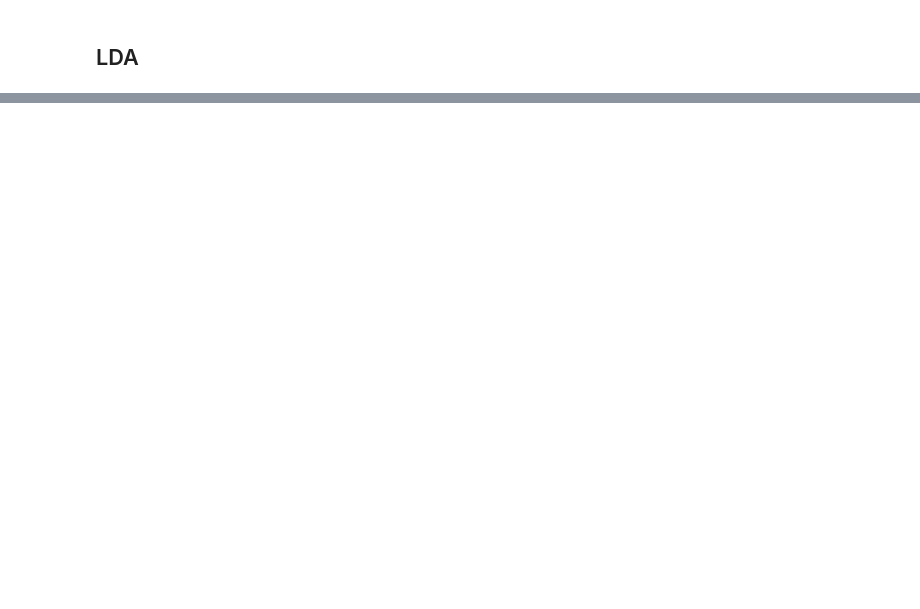
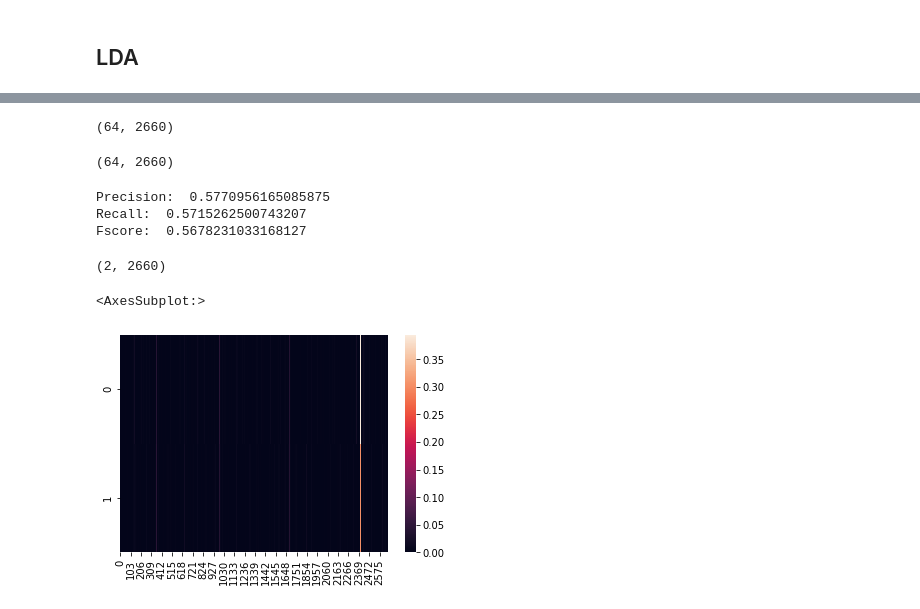
Before and after one commit to aishwarya-rm/cos524_project, a Jupyter notebook: topic_modeling.ipynb, the cells around one changed output, grey strips where cells are left out. Saved outputs shown, nothing was run; the diff lists cells and outputs as text; code cells hidden in the pictures; blank space fills up the shorter version.

```diff
--- a/topic_modeling.ipynb
+++ b/topic_modeling.ipynb
@@ -94,0 +112,21 @@ pyLDAvis.display(lda_display)
+# %%
+from sklearn.model_selection import train_test_split
+from sklearn.naive_bayes import GaussianNB
+X_train, X_test, y_train, y_test = train_test_split(X, y, test_size=0.8, random_state=0)
+# %%
+from sklearn.feature_extraction.text import CountVectorizer
+count_vect = CountVectorizer()
+X_train_counts = count_vect.fit_transform(X_train)
+X_train_counts.shape
+# %% [output]
+(64, 2660)
+# %%
+from sklearn.feature_extraction.text import TfidfTransformer
+tf_transformer = TfidfTransformer(use_idf=False).fit(X_train_counts)
+X_train_tf = tf_transformer.transform(X_train_counts)
+X_train_tf.shape
+# %% [output]
+(64, 2660)
+# %%
+from sklearn.naive_bayes import GaussianNB
+clf = GaussianNB().fit(X_train_tf.toarray(), y_train)
@@ -94,0 +139,21 @@ pyLDAvis.display(lda_display)
+# %%
+import numpy as np
+from sklearn.metrics import precision_recall_fscore_support
+precision, recall, fscore, _ = precision_recall_fscore_support(y_test, predicted, average='macro')
+print("Precision: ", precision)
+print("Recall: ", recall)
+print("Fscore: ", fscore)
+# %% [output]
+Precision:  0.5770956165085875
+Recall:  0.5715262500743207
+Fscore:  0.5678231033168127
+# %%
+# Look at this for interpretability
+clf.theta_.shape
+# %% [output]
+(2, 2660)
+# %%
+sns.heatmap(clf.theta_)
+# %% [output]
+<AxesSubplot:>
+[figure, added]
```
Also changed, not shown: parts of 17 cells of this notebook.
